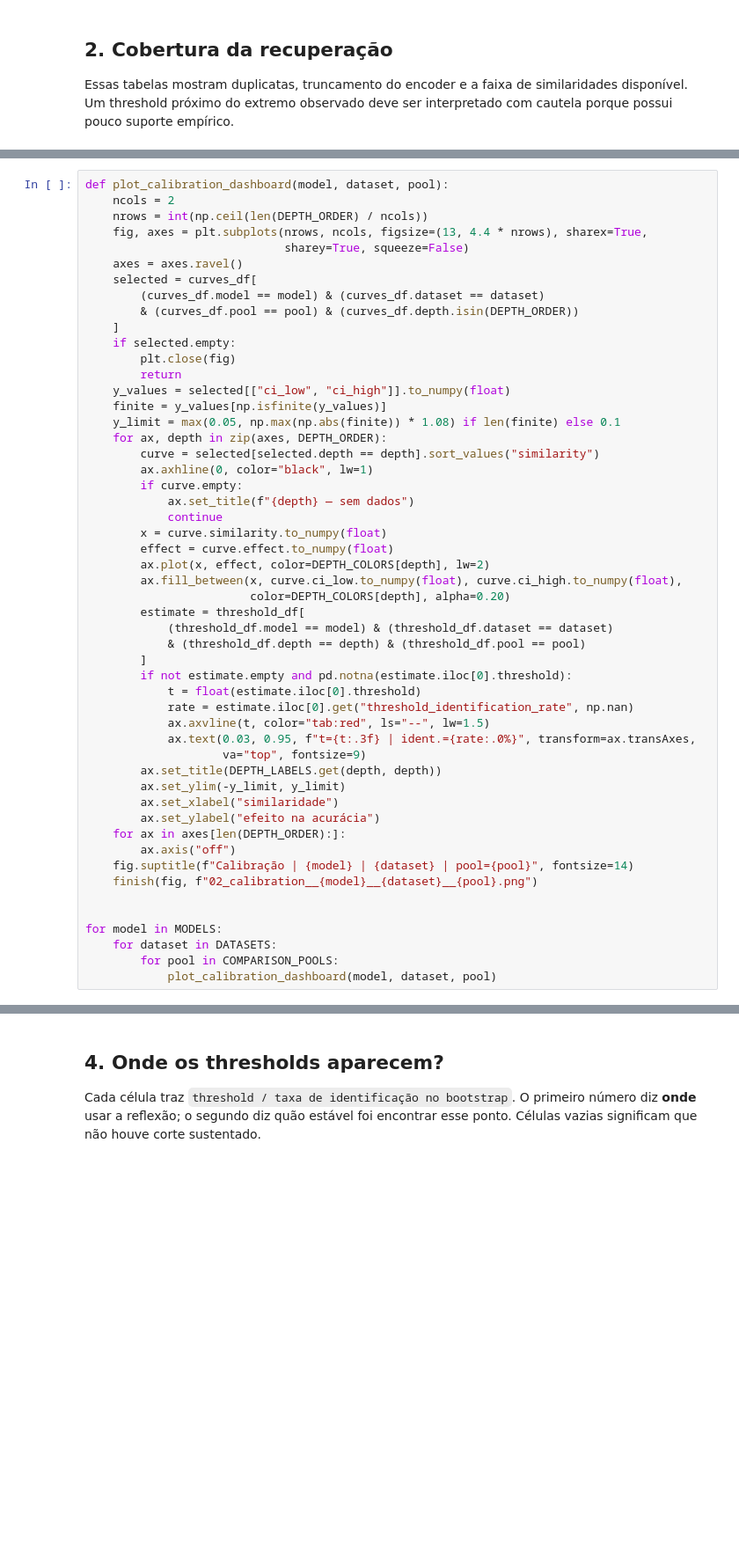
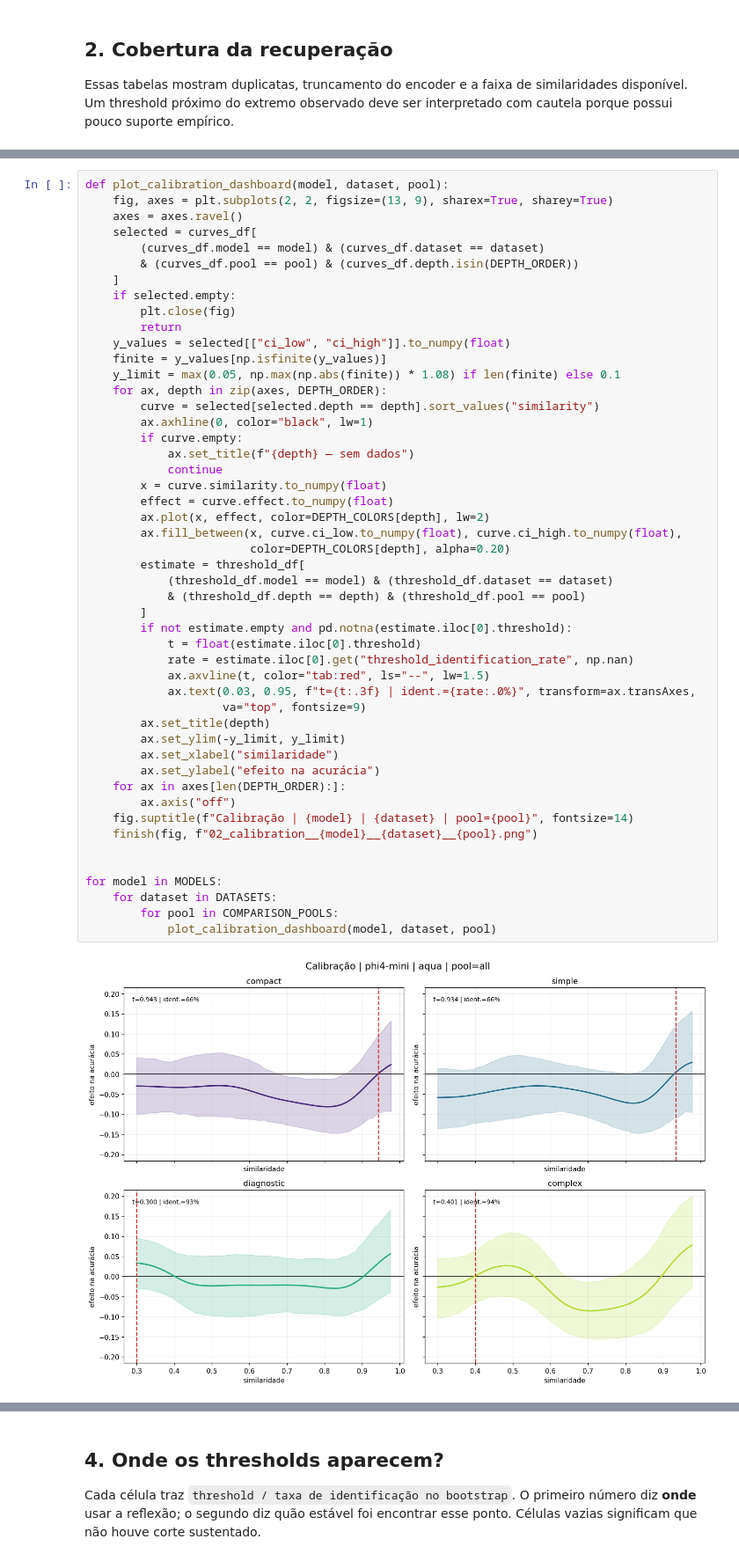
Before and after one commit to RodrigoFlexa/Reflection-MCQ, a Jupyter notebook: notebooks/08_similarity_reflection_threshold_plots.ipynb, the cells around one changed output, grey strips where cells are left out. Shown at 88% size. Drawn from its saved outputs; the diff is of its cells as text; blank space fills up the shorter version.

```diff
--- a/notebooks/08_similarity_reflection_threshold_plots.ipynb
+++ b/notebooks/08_similarity_reflection_threshold_plots.ipynb
@@ -189,10 +251,7 @@ mesmos limites, tornando diferenças de formato e estabilidade visíveis. A linh
 vertical é o threshold aprendido; a faixa é o IC 95% do efeito pareado.
 # %%
 def plot_calibration_dashboard(model, dataset, pool):
-    ncols = 2
-    nrows = int(np.ceil(len(DEPTH_ORDER) / ncols))
-    fig, axes = plt.subplots(nrows, ncols, figsize=(13, 4.4 * nrows), sharex=True,
-                             sharey=True, squeeze=False)
+    fig, axes = plt.subplots(2, 2, figsize=(13, 9), sharex=True, sharey=True)
     axes = axes.ravel()
     selected = curves_df[
         (curves_df.model == model) & (curves_df.dataset == dataset)
@@ -211,31 +270,33 @@ def plot_calibration_dashboard(model, dataset, pool):
             ax.set_title(f"{depth} — sem dados")
             continue
         x = curve.similarity.to_numpy(float)
         effect = curve.effect.to_numpy(float)
         ax.plot(x, effect, color=DEPTH_COLORS[depth], lw=2)
         ax.fill_between(x, curve.ci_low.to_numpy(float), curve.ci_high.to_numpy(float),
                         color=DEPTH_COLORS[depth], alpha=0.20)
         estimate = threshold_df[
             (threshold_df.model == model) & (threshold_df.dataset == dataset)
             & (threshold_df.depth == depth) & (threshold_df.pool == pool)
         ]
         if not estimate.empty and pd.notna(estimate.iloc[0].threshold):
             t = float(estimate.iloc[0].threshold)
             rate = estimate.iloc[0].get("threshold_identification_rate", np.nan)
             ax.axvline(t, color="tab:red", ls="--", lw=1.5)
             ax.text(0.03, 0.95, f"t={t:.3f} | ident.={rate:.0%}", transform=ax.transAxes,
                     va="top", fontsize=9)
-        ax.set_title(DEPTH_LABELS.get(depth, depth))
+        ax.set_title(depth)
         ax.set_ylim(-y_limit, y_limit)
         ax.set_xlabel("similaridade")
         ax.set_ylabel("efeito na acurácia")
     for ax in axes[len(DEPTH_ORDER):]:
         ax.axis("off")
     fig.suptitle(f"Calibração | {model} | {dataset} | pool={pool}", fontsize=14)
     finish(fig, f"02_calibration__{model}__{dataset}__{pool}.png")
 
 
 for model in MODELS:
     for dataset in DATASETS:
         for pool in COMPARISON_POOLS:
             plot_calibration_dashboard(model, dataset, pool)
+# %% [output]
+[figure, added]
```
Also changed, not shown: parts of 18 cells of this notebook.
